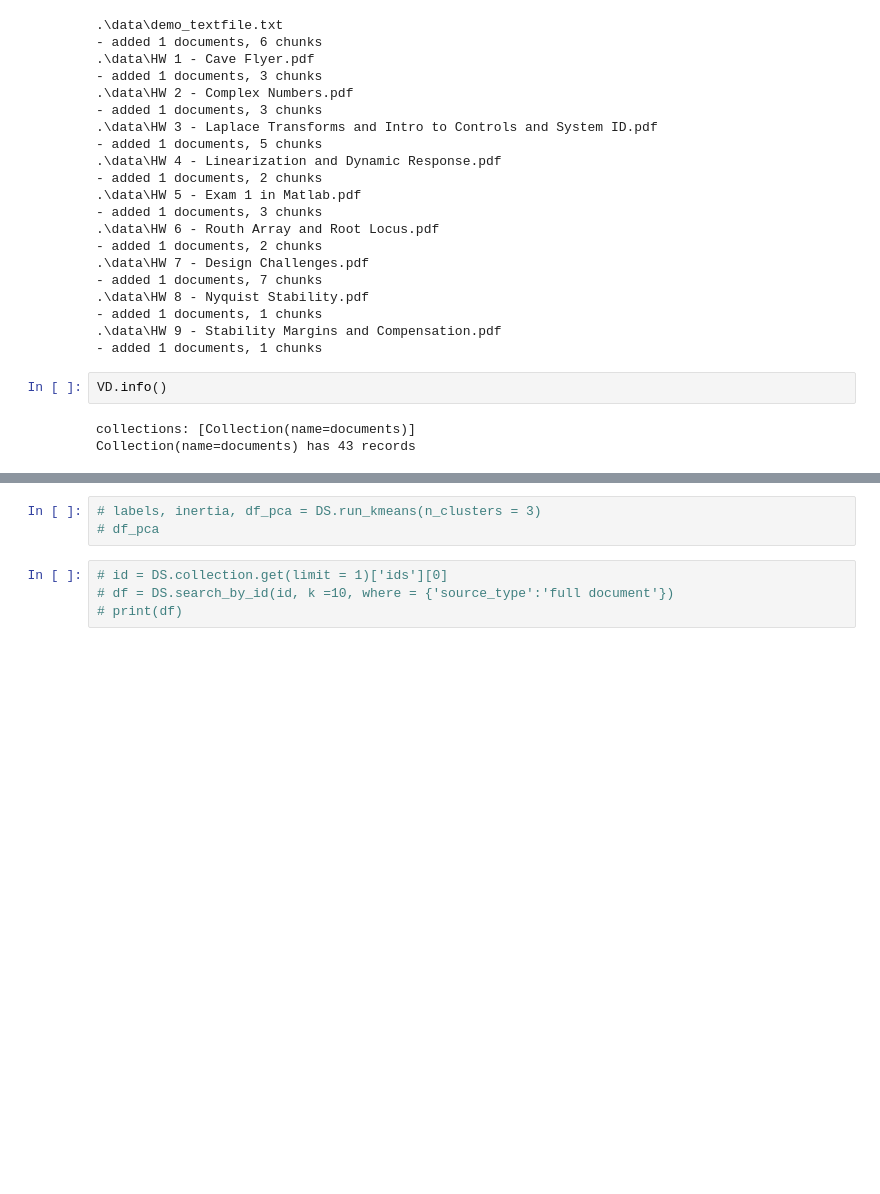
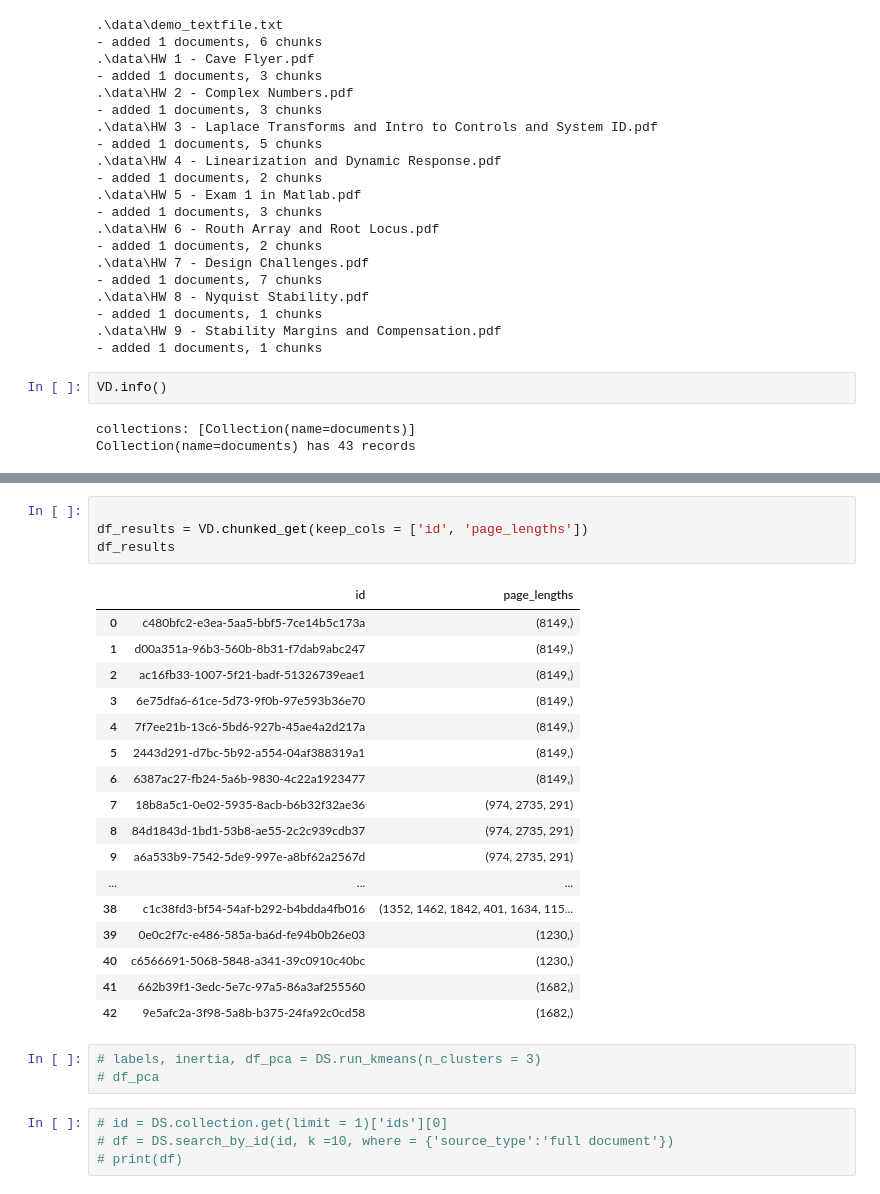
Before and after one commit to Shroff20/rag2, a Jupyter notebook: demo.ipynb, the cells around one changed output, grey strips where cells are left out. Cells and saved outputs as stored; diff of their text form; blank space fills up the shorter version.

Commit message:
chunked get working

```diff
--- a/demo.ipynb
+++ b/demo.ipynb
@@ -166,3 +104,25 @@ df
+# %%
+
+df_results = VD.chunked_get(keep_cols = ['id', 'page_lengths'])
+df_results
+# %% [output]
+|  | id | page_lengths |
+| 0 | c480bfc2-e3ea-5aa5-bbf5-7ce14b5c173a | (8149,) |
+| 1 | d00a351a-96b3-560b-8b31-f7dab9abc247 | (8149,) |
+| 2 | ac16fb33-1007-5f21-badf-51326739eae1 | (8149,) |
+| 3 | 6e75dfa6-61ce-5d73-9f0b-97e593b36e70 | (8149,) |
+| 4 | 7f7ee21b-13c6-5bd6-927b-45ae4a2d217a | (8149,) |
+| 5 | 2443d291-d7bc-5b92-a554-04af388319a1 | (8149,) |
+| 6 | 6387ac27-fb24-5a6b-9830-4c22a1923477 | (8149,) |
+| 7 | 18b8a5c1-0e02-5935-8acb-b6b32f32ae36 | (974, 2735, 291) |
+| 8 | 84d1843d-1bd1-53b8-ae55-2c2c939cdb37 | (974, 2735, 291) |
+| 9 | a6a533b9-7542-5de9-997e-a8bf62a2567d | (974, 2735, 291) |
+| ... | ... | ... |
+| 38 | c1c38fd3-bf54-54af-b292-b4bdda4fb016 | (1352, 1462, 1842, 401, 1634, 115... |
+| 39 | 0e0c2f7c-e486-585a-ba6d-fe94b0b26e03 | (1230,) |
+| 40 | c6566691-5068-5848-a341-39c0910c40bc | (1230,) |
+| 41 | 662b39f1-3edc-5e7c-97a5-86a3af255560 | (1682,) |
+| 42 | 9e5afc2a-3f98-5a8b-b375-24fa92c0cd58 | (1682,) |
 # %%
 # labels, inertia, df_pca = DS.run_kmeans(n_clusters = 3)
 # df_pca
```
Also changed, not shown: parts of 4 cells of this notebook, 2 other files.
